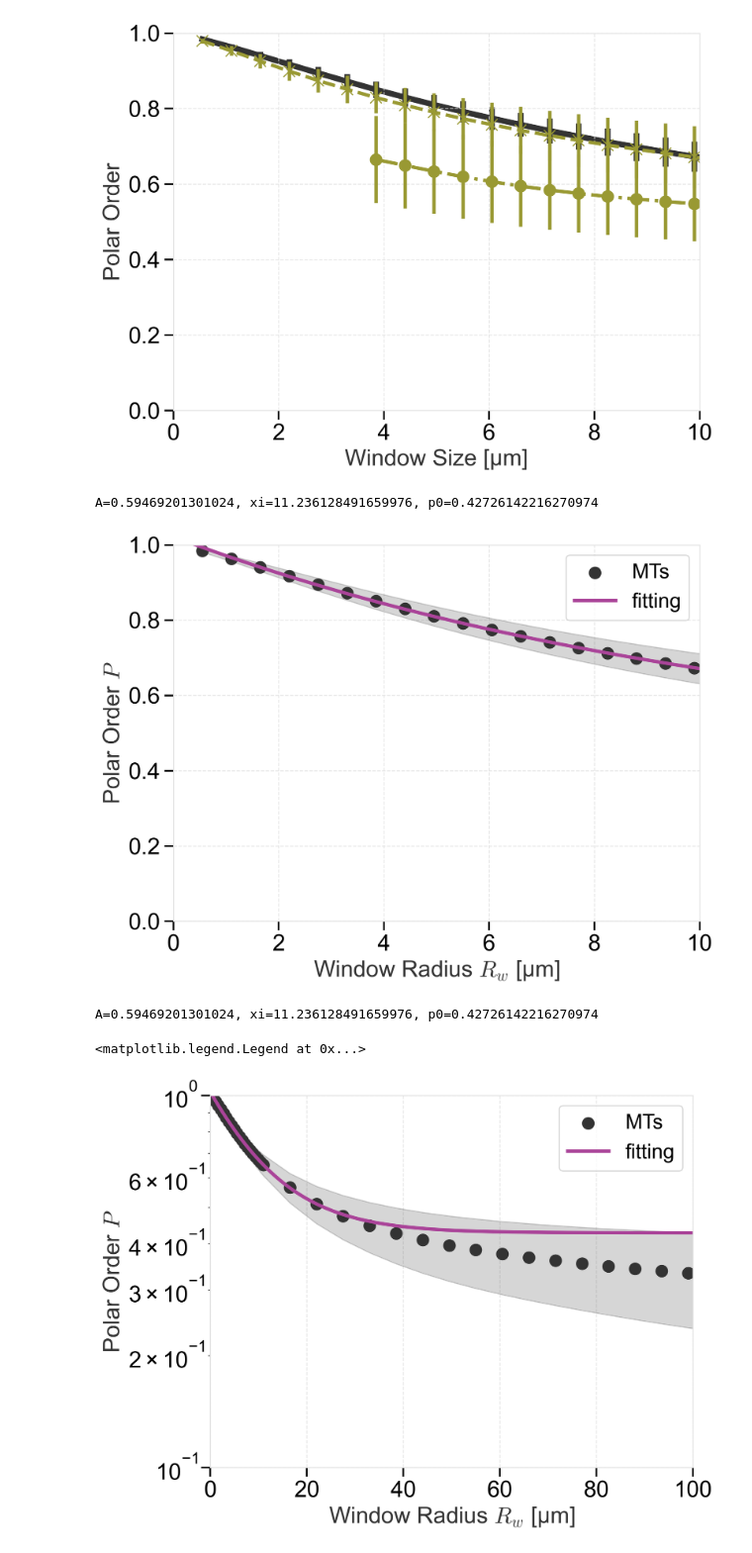
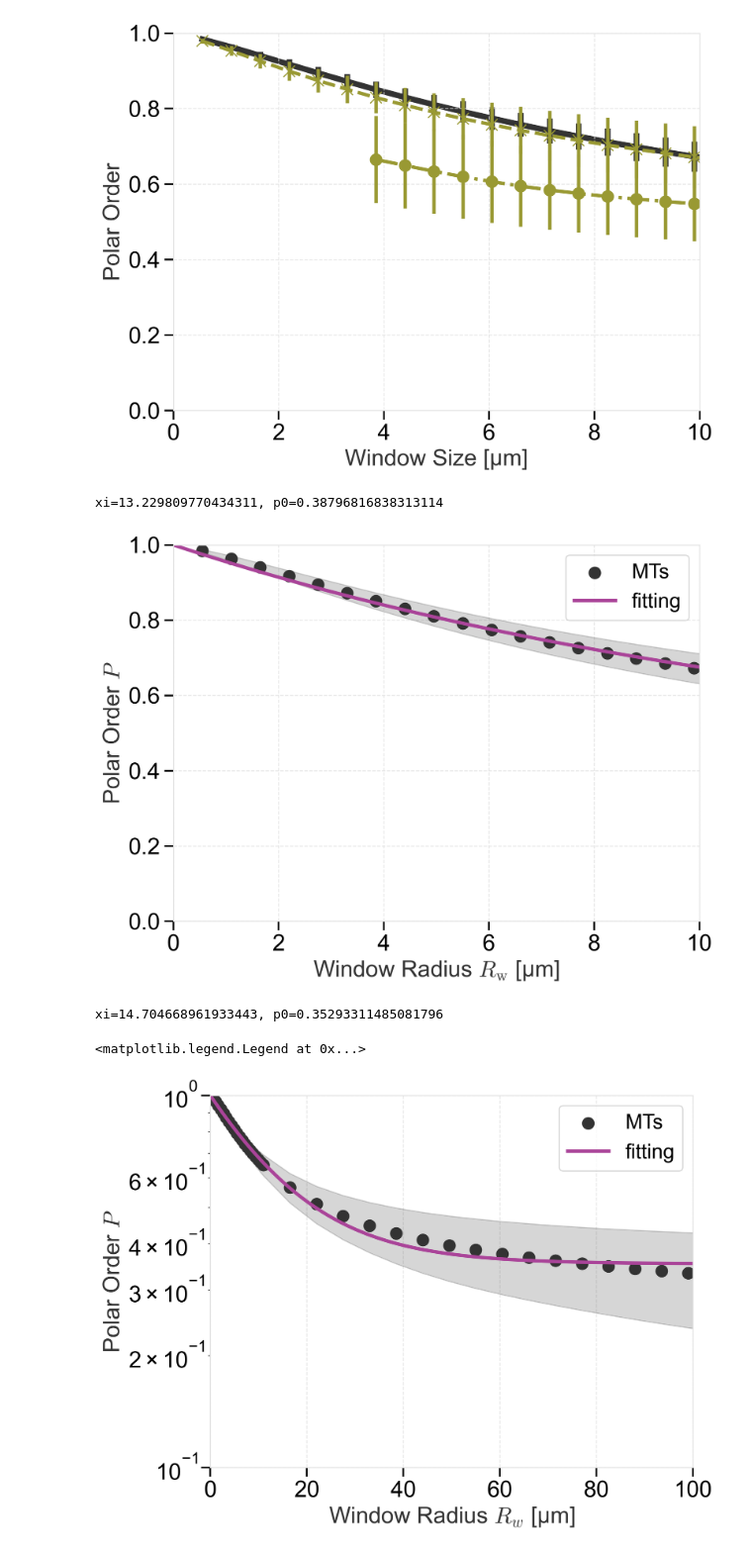
Before and after one commit to wppppupr/MTCargo_analysis, a Jupyter notebook: notebooks/local_polar.ipynb, the cells around one changed output. Shown at 99% size. Saved outputs shown, nothing was run; the diff lists cells and outputs as text; code cells hidden in the pictures.

```diff
--- a/notebooks/local_polar.ipynb
+++ b/notebooks/local_polar.ipynb
@@ -386,6 +402,10 @@ from scipy.optimize import curve_fit
 
 def exp_fit(x, A, xi, y0):
     return A*np.exp(-x/xi) + y0
+
+def exp_fit_constrained(x, xi, C):
+    """x = 0 のときに必ず 1 になる指数フィッティング関数"""
+    return (1 - C) * np.exp(-x/xi) + C
 
 def plot_polar_control(df, ax=None, scale = 0.11, min_window = 1, max_window = 25):
     if ax is None:
@@ -401,11 +421,11 @@ def plot_polar_control(df, ax=None, scale = 0.11, min_window = 1, max_window = 2
 
     indices = np.where((window_size>min_window) & (window_size<max_window))
 
-    popt, pcov = curve_fit(exp_fit, window_size[indices], polar_order[indices])
+    popt, pcov = curve_fit(exp_fit_constrained, window_size[indices], polar_order[indices])
 
     x_axis = np.linspace(0, 100, 1000)
 
-    ax.plot(x_axis, exp_fit(x_axis, *popt), label='fitting', color = style_colors[8])
+    ax.plot(x_axis, exp_fit_constrained(x_axis, *popt), label='fitting', color = style_colors[8])
 
     return window_size, polar_order, popt, pcov
 
@@ -413,9 +433,10 @@ fig, ax = plt.subplots()
 
 window_size, polar_order, popt, pcov = plot_polar_control(df_no, ax = ax)
 
-print(f'A={popt[0]}, xi={popt[1]}, p0={popt[2]}')
+#print(f'A={popt[0]}, xi={popt[1]}, p0={popt[2]}')
+print(f'xi={popt[0]}, p0={popt[1]}')
 
-ax.set_xlabel('Window Radius $R_w$ [\u03bcm]')
+ax.set_xlabel('Window Radius $R_\mathrm{w}$ [\u03bcm]')
 ax.set_ylabel('Polar Order $P$')
 ax.set_xlim(0,10)
 ax.set_ylim(0.0,1)
@@ -425,25 +446,26 @@ ax.legend()
 
 fig.savefig(root / "figure" / "local_polar_control.svg")
 # %% [output]
-A=0.59469201301024, xi=11.236128491659976, p0=0.42726142216270974
+xi=13.229809770434311, p0=0.38796816838313114
-[figure, old version]
+[figure, new version]
 # %%
 fig, ax = plt.subplots()
 
-window_size, polar_order, popt, pcov = plot_polar_control(df_no, ax = ax)
+window_size, polar_order, popt, pcov = plot_polar_control(df_no, ax = ax, max_window=1000)
 
-print(f'A={popt[0]}, xi={popt[1]}, p0={popt[2]}')
+#print(f'A={popt[0]}, xi={popt[1]}, p0={popt[2]}')
+print(f'xi={popt[0]}, p0={popt[1]}')
 
 ax.set_xlabel('Window Radius $R_w$ [\u03bcm]')
 ax.set_ylabel('Polar Order $P$')
 ax.set_xlim(0,100)
 ax.set_ylim(0.1,1)
 ax.set_yscale('log')
 #ax.set_title('Polar Order vs Window Size')
 ax.legend()
 
 #fig.savefig(root / "figure" / "local_polar_control.svg")
 # %% [output]
-A=0.59469201301024, xi=11.236128491659976, p0=0.42726142216270974
+xi=14.704668961933443, p0=0.35293311485081796
 <matplotlib.legend.Legend at 0x...>
-[figure, old version]
+[figure, new version]
```
Also changed, not shown: parts of 1 cell of this notebook, 2 other files.
